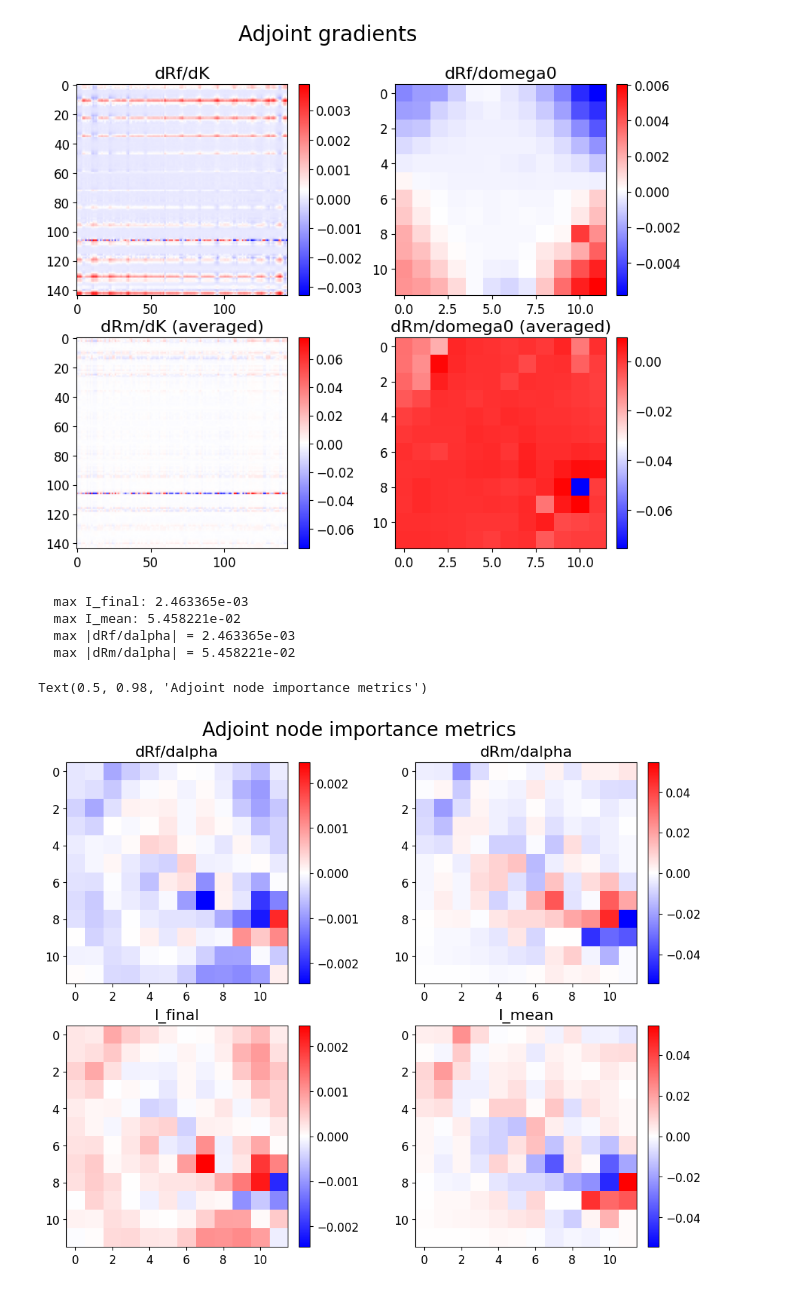
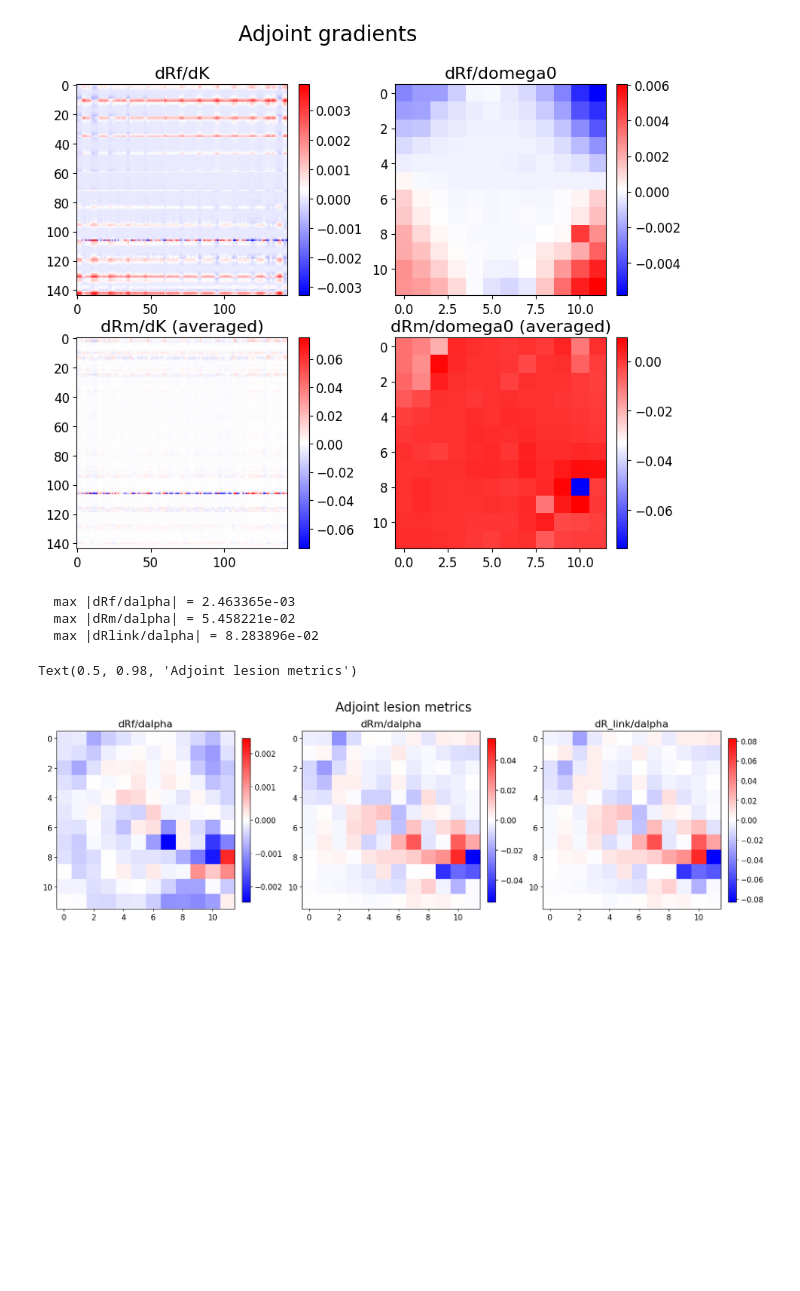
Before and after one commit to adamLastovka/KuramotoNeuralSimulations, a Jupyter notebook: Notebooks/05_metric_comparison.ipynb, the cells around one changed output. Cells and saved outputs as stored; diff of their text form; code cells hidden in the pictures; blank space fills up the shorter version.

```diff
--- a/Notebooks/05_metric_comparison.ipynb
+++ b/Notebooks/05_metric_comparison.ipynb
@@ -271,43 +271,37 @@ fig.suptitle("Adjoint gradients")
 Text(0.5, 0.98, 'Adjoint gradients')
 [figure]
 # %%
-I_final = node_importance_from_gradK(sim.params.K, g.K)
-I_mean = node_importance_from_gradK(sim.params.K, g_avg.K)
+from kuramoto.adjoint import grads_mean_r_link_alpha
 
 alpha0 = jnp.zeros((sim.grid.N,), dtype=sim.params.K.dtype)
 dRf_dalpha = grads_final_R_alpha(sim.params, alpha0, sim.theta0, t0, t1, dt, ts=ts)
 dRm_dalpha = grads_mean_R_alpha(sim.params, alpha0, sim.theta0, t0, t1, dt, ts=ts)
+dR_link_dalpha = grads_mean_r_link_alpha(sim.params, alpha0, sim.theta0, t0, t1, dt, ts=ts)
 
 #Statistics
-print(f"  max I_final: {float(np.max(I_final)):.6e}")
-print(f"  max I_mean: {float(np.max(I_mean)):.6e}")
 print(f"  max |dRf/dalpha| = {float(np.max(np.abs(dRf_dalpha))):.6e}")
 print(f"  max |dRm/dalpha| = {float(np.max(np.abs(dRm_dalpha))):.6e}")
+print(f"  max |dRlink/dalpha| = {float(np.max(np.abs(dR_link_dalpha))):.6e}")
 
 #Plot
-fig,ax = plt.subplots(2,2,figsize=(10,8),constrained_layout=True)
+fig,ax = plt.subplots(1,3,figsize=(16,5),constrained_layout=True)
 ax = ax.ravel()
 
 im = ax[0].imshow(dRf_dalpha.reshape(grid_shape), norm=CenteredNorm(), cmap="bwr")
 ax[0].set_title("dRf/dalpha")
 fig.colorbar(im,ax=ax[0],fraction=0.046, pad=0.04)
 
 im = ax[1].imshow(dRm_dalpha.reshape(grid_shape), norm=CenteredNorm(), cmap="bwr")
 ax[1].set_title("dRm/dalpha")
 fig.colorbar(im,ax=ax[1],fraction=0.046, pad=0.04)
 
-im = ax[2].imshow(I_final.reshape(grid_shape), norm=CenteredNorm(), cmap="bwr")
-ax[2].set_title("I_final")
+im = ax[2].imshow(dR_link_dalpha.reshape(grid_shape), norm=CenteredNorm(), cmap="bwr")
+ax[2].set_title("dR_link/dalpha")
 fig.colorbar(im,ax=ax[2],fraction=0.046, pad=0.04)
-
-im = ax[3].imshow(I_mean.reshape(grid_shape), norm=CenteredNorm(), cmap="bwr")
-ax[3].set_title("I_mean")
-fig.colorbar(im,ax=ax[3],fraction=0.046, pad=0.04)
-fig.suptitle("Adjoint node importance metrics")
+fig.suptitle("Adjoint lesion metrics")
 # %% [output]
-  max I_final: 2.463365e-03
-  max I_mean: 5.458221e-02
   max |dRf/dalpha| = 2.463365e-03
   max |dRm/dalpha| = 5.458221e-02
+  max |dRlink/dalpha| = 8.283896e-02
-Text(0.5, 0.98, 'Adjoint node importance metrics')
+Text(0.5, 0.98, 'Adjoint lesion metrics')
-[figure, old version]
+[figure, new version]
```
Also changed, not shown: parts of 4 cells of this notebook, 5 other files.
